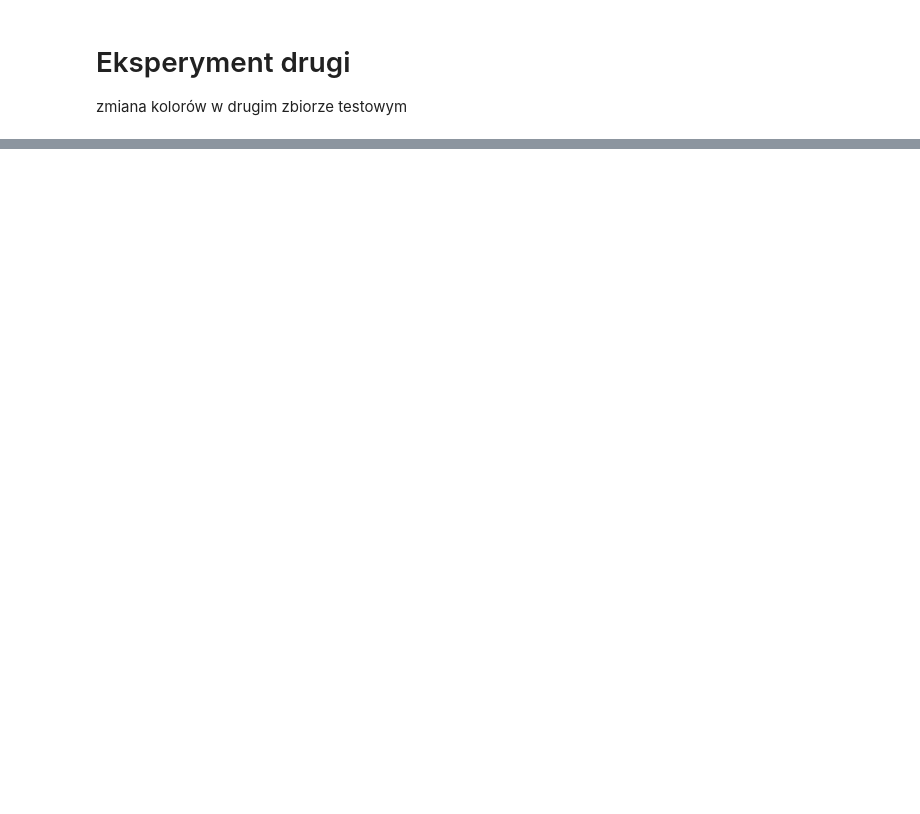
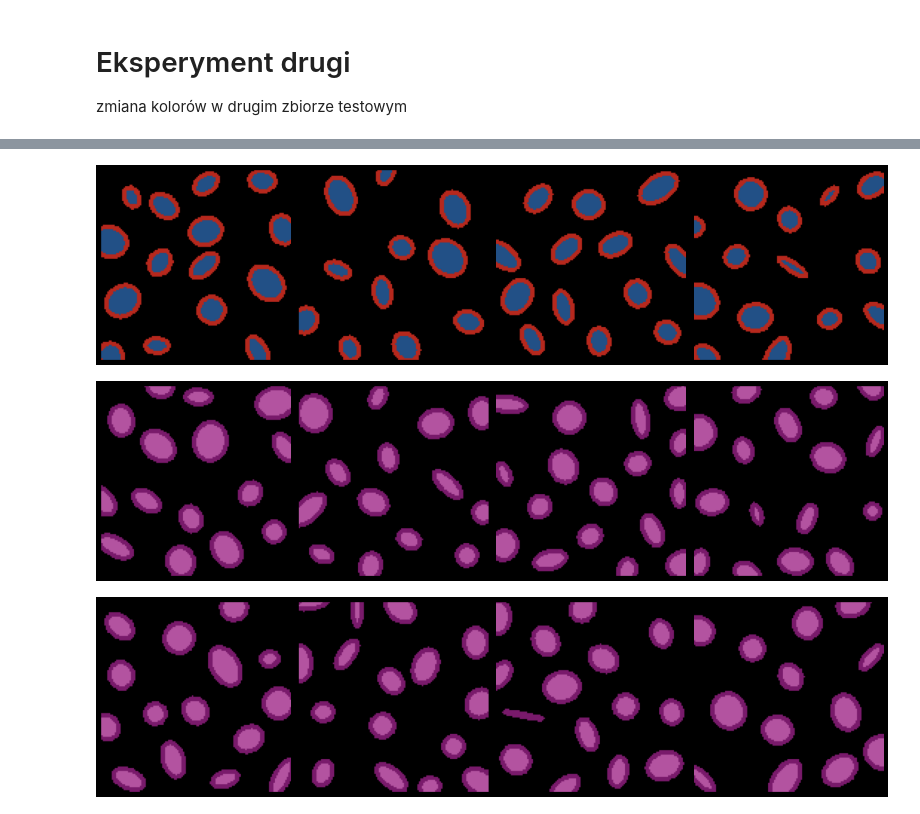
Before and after one commit to kosinus2000/Projekt_Inzynierski, a Jupyter notebook: notebooks/03_testy_i_wyniki.ipynb, the cells around one changed output, grey strips where cells are left out. Cells and saved outputs as stored; diff of their text form; code cells hidden in the pictures; blank space fills up the shorter version.

```diff
--- a/notebooks/03_testy_i_wyniki.ipynb
+++ b/notebooks/03_testy_i_wyniki.ipynb
@@ -156,3 +156,19 @@ plt.show()
 # %% [markdown]
 # Eksperyment drugi
 zmiana kolorów w drugim zbiorze testowym
+# %%
+from builders.simple_generator import generate_image
+from src.builders.image_builder import ImageGenerator
+from src.utils.classes.config import GenerationConfig
+from src.builders.simple_generator import generate_batch
+
+
+color_conf = GenerationConfig()
+color_conf.nucleus.base_color = (134,80,34)
+color_conf.nucleus.border_color = (29,40,182)
+kolor_komorki = ImageGenerator(color_conf)
+# %%
+color_set = kolor_komorki.build_batch(2000)
+trening_set = generate_batch(5000)
+vaidate_set = generate_batch(1000)
+test_set = generate_batch(2000)
@@ -158,0 +193,10 @@ zmiana kolorów w drugim zbiorze testowym
+# %%
+from src.visualization.visualize_output import show_images
+
+show_images(color_set[:4])
+show_images(trening_set[:4])
+show_images(vaidate_set[:4])
+# %% [output]
+[figure, added]
+[figure, added]
+[figure, added]
```
Also changed, not shown: parts of 15 cells of this notebook, 5 other files.
